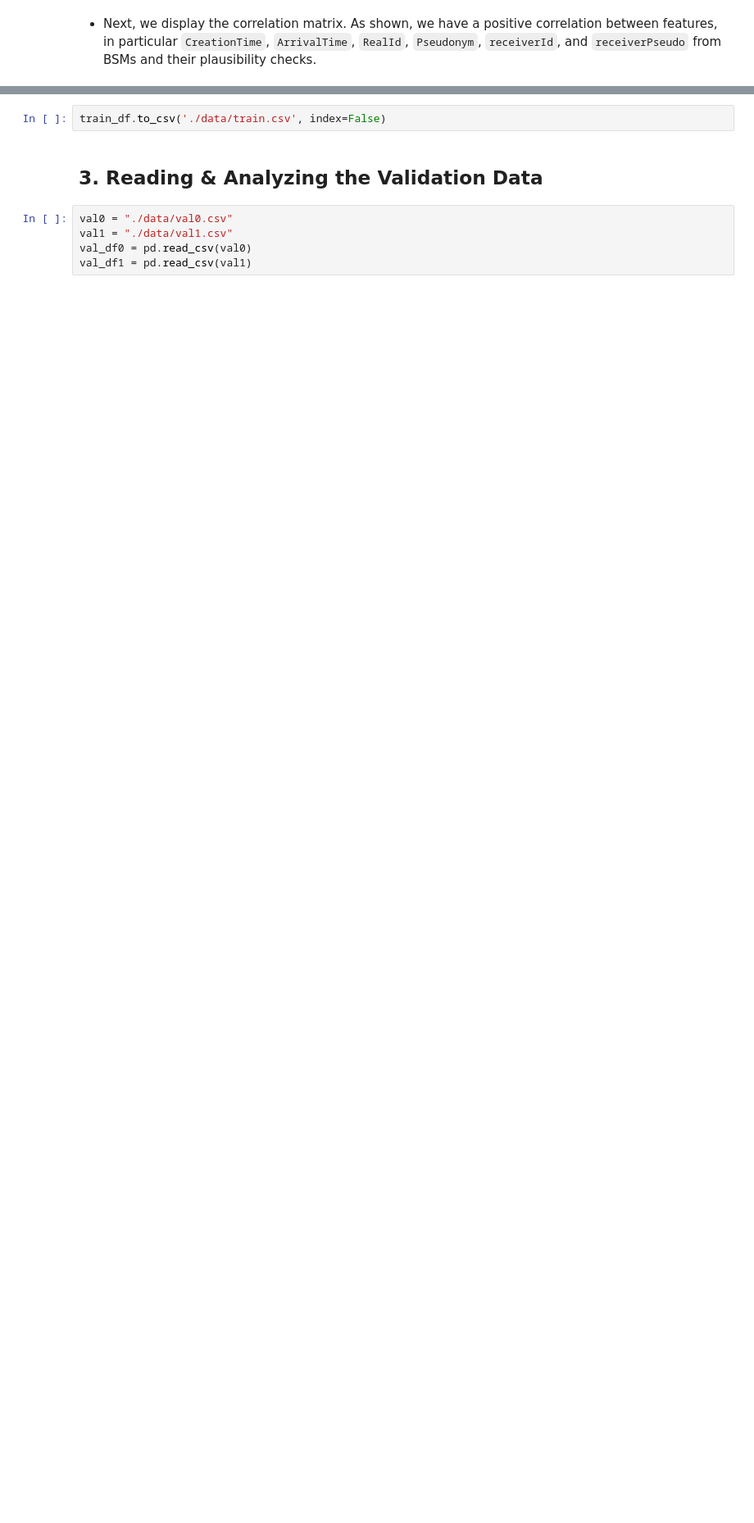
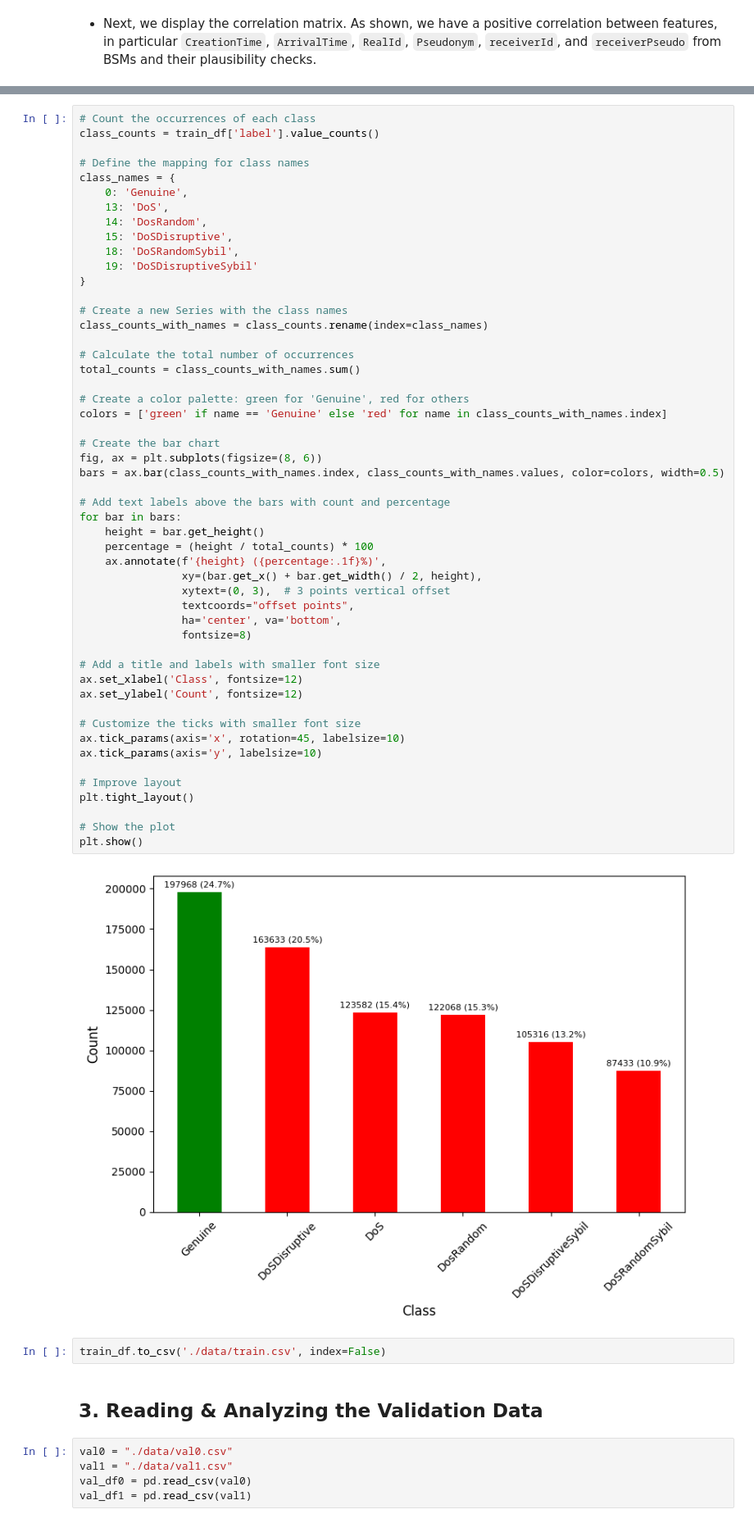
Before and after one commit to mohab1707/Deep-Multimodal-Learning-for-Real-Time-DDoS-Attacks-Detection-in-Internet-of-Vehicles, a Jupyter notebook: DataPreprocessing.ipynb, the cells around one changed output, grey strips where cells are left out. Shown: that part at 82% size. Drawn from its saved outputs; the diff is of its cells as text; blank space fills up the shorter version.

```diff
--- a/DataPreprocessing.ipynb
+++ b/DataPreprocessing.ipynb
@@ -211,6 +211,59 @@ plt.title("Correlation Matrix Heatmap")
 plt.show()
 # %% [output]
 [figure]
+# %%
+# Count the occurrences of each class
+class_counts = train_df['label'].value_counts()
+
+# Define the mapping for class names
+class_names = {
+    0: 'Genuine',
+    13: 'DoS',
+    14: 'DosRandom',
+    15: 'DoSDisruptive',
+    18: 'DoSRandomSybil',
+    19: 'DoSDisruptiveSybil'
+}
+
+# Create a new Series with the class names
+class_counts_with_names = class_counts.rename(index=class_names)
+
+# Calculate the total number of occurrences
+total_counts = class_counts_with_names.sum()
+
+# Create a color palette: green for 'Genuine', red for others
+colors = ['green' if name == 'Genuine' else 'red' for name in class_counts_with_names.index]
+
+# Create the bar chart
+fig, ax = plt.subplots(figsize=(8, 6))
+bars = ax.bar(class_counts_with_names.index, class_counts_with_names.values, color=colors, width=0.5)
+
+# Add text labels above the bars with count and percentage
+for bar in bars:
+    height = bar.get_height()
+    percentage = (height / total_counts) * 100
+    ax.annotate(f'{height} ({percentage:.1f}%)',
+                xy=(bar.get_x() + bar.get_width() / 2, height),
+                xytext=(0, 3),  # 3 points vertical offset
+                textcoords="offset points",
+                ha='center', va='bottom',
+                fontsize=8)
+
+# Add a title and labels with smaller font size
+ax.set_xlabel('Class', fontsize=12)
+ax.set_ylabel('Count', fontsize=12)
+
+# Customize the ticks with smaller font size
+ax.tick_params(axis='x', rotation=45, labelsize=10)
+ax.tick_params(axis='y', labelsize=10)
+
+# Improve layout
+plt.tight_layout()
+
+# Show the plot
+plt.show()
+# %% [output]
+[figure, added]
 # %%
 train_df.to_csv('./data/train.csv', index=False)
 # %% [markdown]
```
Also changed, not shown: parts of 11 cells of this notebook.
